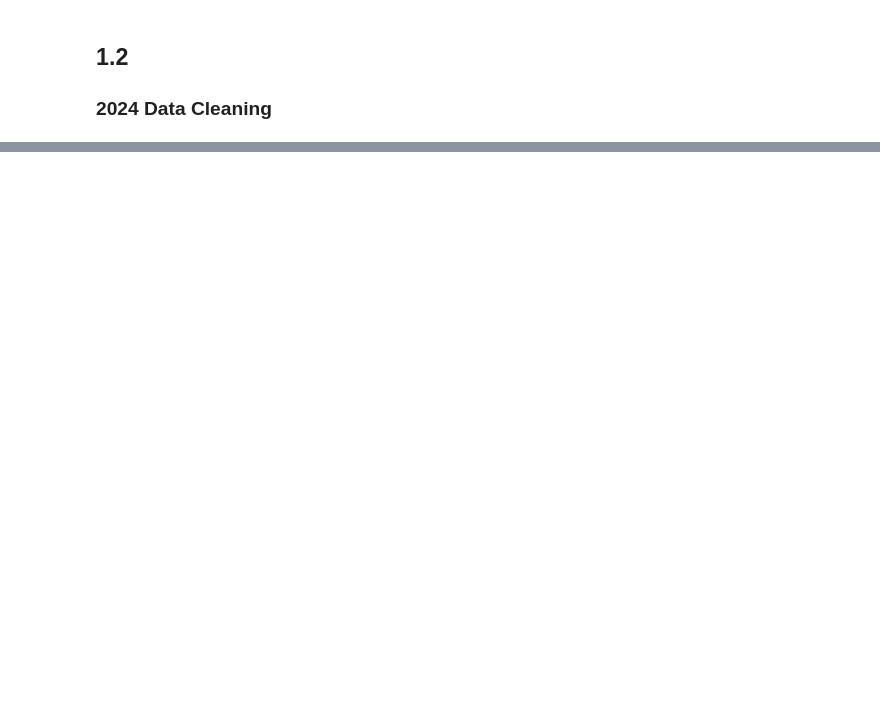
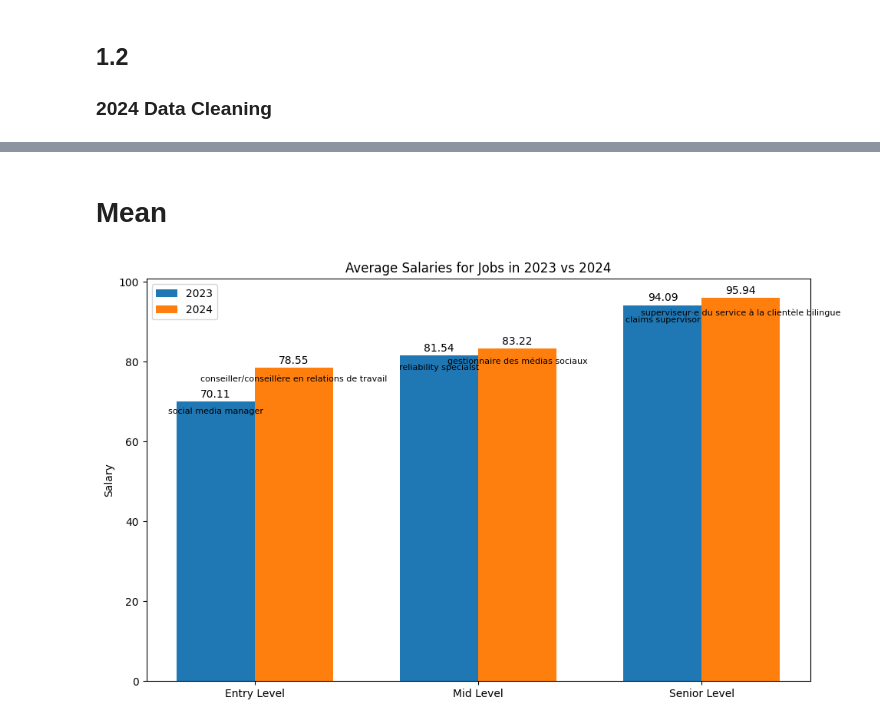
Before and after one commit to AlgoETS/Salary, a Jupyter notebook: sandbox/compare_2023_to_2024.ipynb, the cells around one changed output, grey strips where cells are left out. Drawn from its saved outputs; the diff is of its cells as text; code cells hidden in the pictures; blank space fills up the shorter version.

```diff
--- a/sandbox/compare_2023_to_2024.ipynb
+++ b/sandbox/compare_2023_to_2024.ipynb
@@ -100,0 +251,52 @@ top_engineers_jobs.head(30)
+# %% [markdown]
+# Mean
+# %%
+# Calculate standard deviation for mean salaries
+std_mean_2023 = [df_sorted_2023['entry_mean'].std(), df_sorted_2023['mid_mean'].std(), df_sorted_2023['senior_mean'].std()]
+std_mean_2024 = [df_sorted_2024['entry_mean'].std(), df_sorted_2024['mid_mean'].std(), df_sorted_2024['senior_mean'].std()]
+
+# Find the job names closest to the mean salaries
+mean_entry_job_2023 = df_sorted_2023.loc[(df_sorted_2023['entry_mean'] - df_sorted_2023['entry_mean'].mean()).abs().idxmin()]['job']
+mean_mid_job_2023 = df_sorted_2023.loc[(df_sorted_2023['mid_mean'] - df_sorted_2023['mid_mean'].mean()).abs().idxmin()]['job']
+mean_senior_job_2023 = df_sorted_2023.loc[(df_sorted_2023['senior_mean'] - df_sorted_2023['senior_mean'].mean()).abs().idxmin()]['job']
+
+mean_entry_job_2024 = df_sorted_2024.loc[(df_sorted_2024['entry_mean'] - df_sorted_2024['entry_mean'].mean()).abs().idxmin()]['job']
+mean_mid_job_2024 = df_sorted_2024.loc[(df_sorted_2024['mid_mean'] - df_sorted_2024['mid_mean'].mean()).abs().idxmin()]['job']
+mean_senior_job_2024 = df_sorted_2024.loc[(df_sorted_2024['senior_mean'] - df_sorted_2024['senior_mean'].mean()).abs().idxmin()]['job']
+
+# Mean salary values for 2023 and 2024
+mean_2023 = [df_sorted_2023['entry_mean'].mean(), df_sorted_2023['mid_mean'].mean(), df_sorted_2023['senior_mean'].mean()]
+mean_2024 = [df_sorted_2024['entry_mean'].mean(), df_sorted_2024['mid_mean'].mean(), df_sorted_2024['senior_mean'].mean()]
+# %%
+# Set up the bar positions
+barWidth = 0.35
+r1 = np.arange(len(['Entry Level', 'Mid Level', 'Senior Level']))
+r2 = [x + barWidth for x in r1]
+
+# Plotting the data
+fig, ax = plt.subplots(figsize=(10, 6))
+
+# Bars for 2023
+bars1 = ax.bar(r1, mean_2023, width=barWidth, label='2023')
+
+# Bars for 2024
+bars2 = ax.bar(r2, mean_2024, width=barWidth, label='2024')
+
+# Add labels to the bars
+add_labels(bars1, ax)
+add_labels(bars2, ax)
+
+add_job_names(bars1, ax, [mean_entry_job_2023, mean_mid_job_2023, mean_senior_job_2023])
+add_job_names(bars2, ax, [mean_entry_job_2024, mean_mid_job_2024, mean_senior_job_2024])
+
+# Add some text for labels, title and custom x-axis tick labels, etc.
+ax.set_ylabel('Salary')
+ax.set_title('Average Salaries for Jobs in 2023 vs 2024')
+ax.set_xticks([r + barWidth / 2 for r in range(len(['Entry Level', 'Mid Level', 'Senior Level']))])
+ax.set_xticklabels(['Entry Level', 'Mid Level', 'Senior Level'])
+ax.legend()
+
+plt.tight_layout()
+plt.show()
+# %% [output]
+[figure, added]
```
Also changed, not shown: parts of 18 cells of this notebook.
